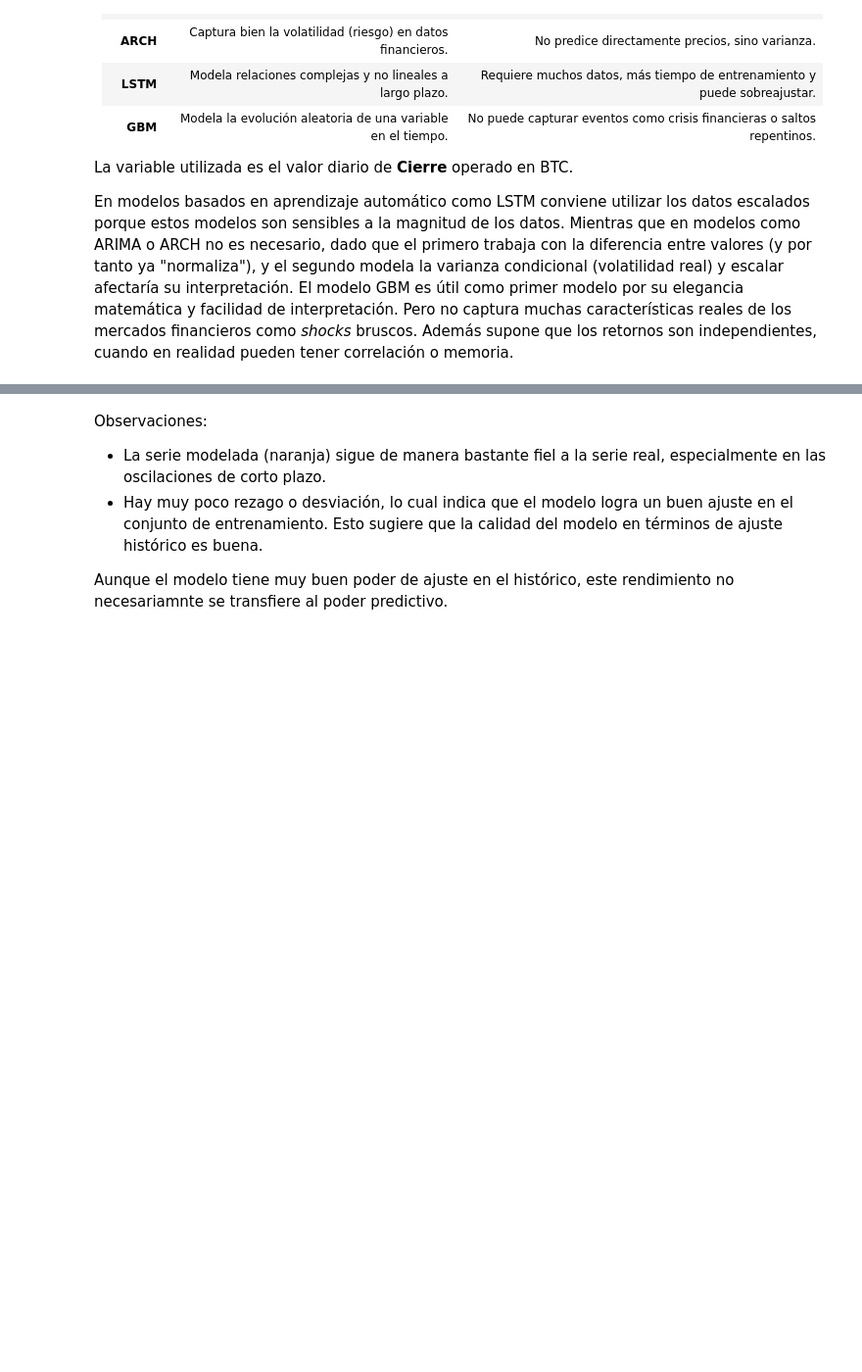
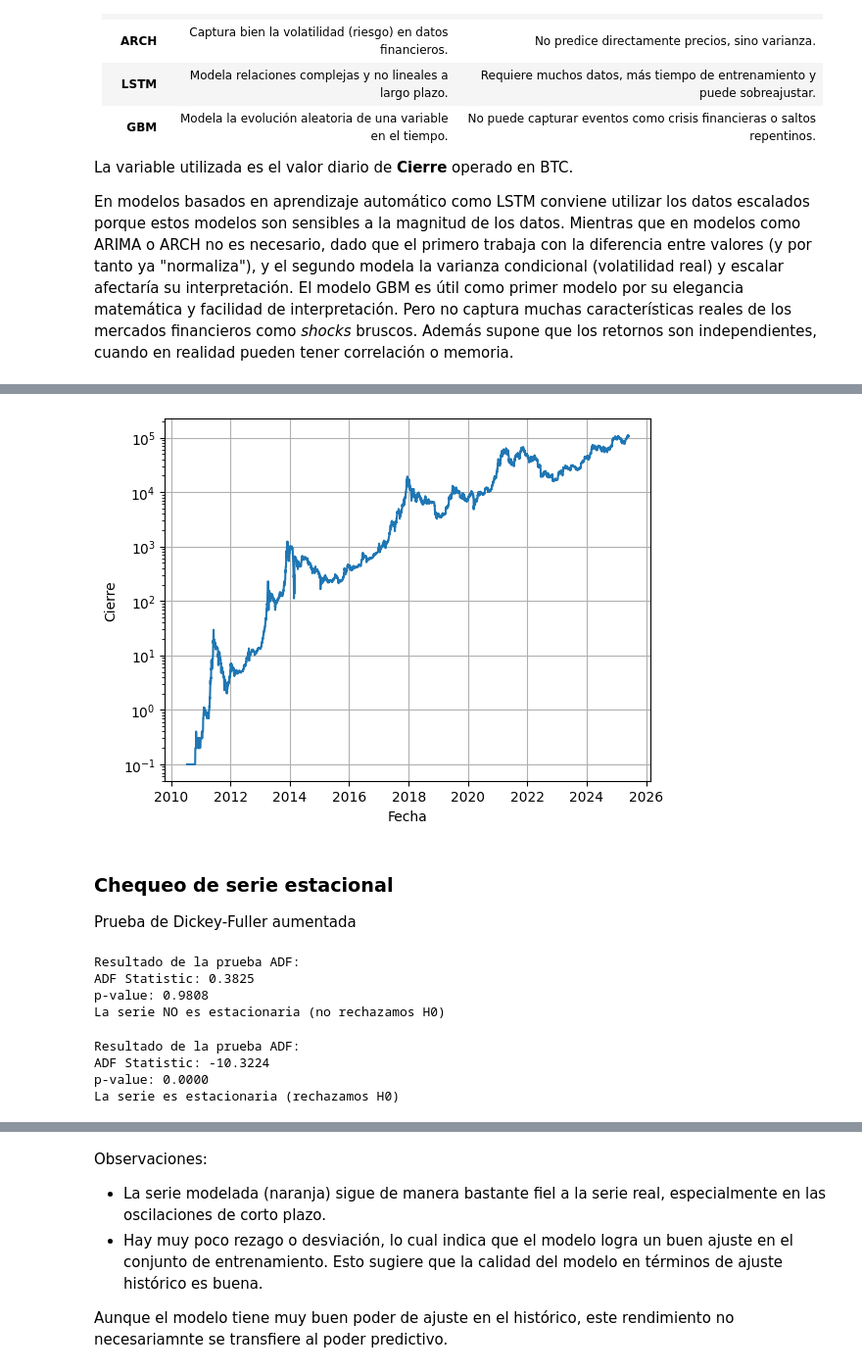
Before and after one commit to fabriciolopretto/BTC_Time_Series_Models, a Jupyter notebook: scripts/BTC_lopretto_quiros_fernandez_villanueva.ipynb, the cells around one changed output, grey strips where cells are left out. Shown at 98% size. Cells and saved outputs as stored; diff of their text form; code cells hidden in the pictures; blank space fills up the shorter version.

```diff
--- a/scripts/BTC_lopretto_quiros_fernandez_villanueva.ipynb
+++ b/scripts/BTC_lopretto_quiros_fernandez_villanueva.ipynb
@@ -175,0 +63,4 @@ memory usage: 254.8 KB
+# %%
+DATA_PATH = "../datos/BTC_USD_ALL_20240601.csv"
+df = pd.read_csv(DATA_PATH)
+df.info()
@@ -182,8 +89,5 @@ memory usage: 254.8 KB
 # %%
-# Convertir la columna Fecha a formato 'datetime'
-df['Fecha'] = pd.to_datetime(df['Fecha'], dayfirst=True)
-
-# Ordenar por fecha
-df = df.sort_values('Fecha').reset_index(drop=True)
+df["Fecha"] = pd.to_datetime(df["Fecha"], dayfirst=False)
+df = df.sort_values("Fecha").reset_index(drop=True)
 # %% [markdown]
 #### b) Apertura, cierre, máximo, mínimo y volumen
@@ -190,7 +95,8 @@ df = df.sort_values('Fecha').reset_index(drop=True)
 # %%
-# Asegurar que las columnas numéricas sean 'float'
-columnas_numericas = ['Cierre', 'Apertura', 'Maximo', 'Minimo', 'Volumen']
-df[columnas_numericas] = df[columnas_numericas].replace(',', '.', regex=True).astype(float)
+columnas_numericas = ["Cierre", "Apertura", "Maximo", "Minimo", "Volumen"]
+df[columnas_numericas] = (
+    df[columnas_numericas].replace(",", ".", regex=True).astype(float)
+)
 # %% [markdown]
 ### Revisión de valores faltantes o nulos
 # %%
@@ -364,0 +274,23 @@ Name: Cierre, Length: 5432, dtype: float64
+# %%
+cierre_plot = sns.lineplot(serie_cierre)
+cierre_plot.set(yscale="log")
+cierre_plot.grid()
+# %% [output]
+[figure, added]
+# %% [markdown]
+### Chequeo de serie estacional
+Prueba de Dickey-Fuller aumentada
+# %%
+adf_result = adfuller(serie_cierre)
+print("Resultado de la prueba ADF:")
+print(f"ADF Statistic: {adf_result[0]:.4f}")
+print(f"p-value: {adf_result[1]:.4f}")
+if adf_result[1] < 0.05:
+    print("La serie es estacionaria (rechazamos H0)")
+else:
+    print("La serie NO es estacionaria (no rechazamos H0)")
+# %% [output]
+Resultado de la prueba ADF:
+ADF Statistic: 0.3825
+p-value: 0.9808
+La serie NO es estacionaria (no rechazamos H0)
@@ -364,0 +299,14 @@ Name: Cierre, Length: 5432, dtype: float64
+# %%
+adf_result = adfuller(diff_cierre)
+print("Resultado de la prueba ADF:")
+print(f"ADF Statistic: {adf_result[0]:.4f}")
+print(f"p-value: {adf_result[1]:.4f}")
+if adf_result[1] < 0.05:
+    print("La serie es estacionaria (rechazamos H0)")
+else:
+    print("La serie NO es estacionaria (no rechazamos H0)")
+# %% [output]
+Resultado de la prueba ADF:
+ADF Statistic: -10.3224
+p-value: 0.0000
+La serie es estacionaria (rechazamos H0)
```
Also changed, not shown: parts of 38 cells of this notebook.
